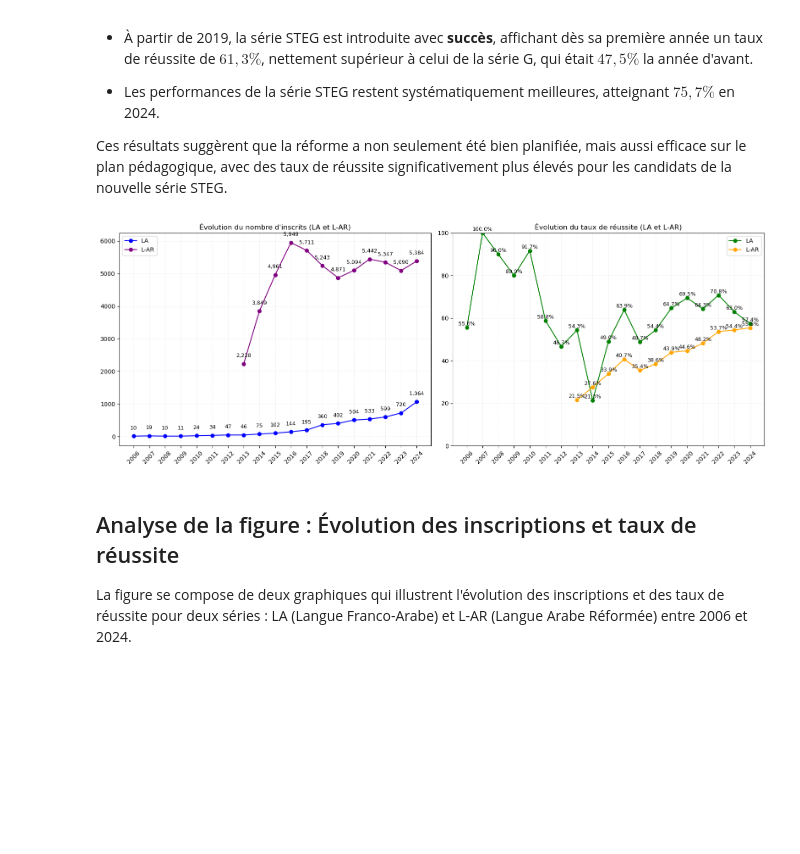
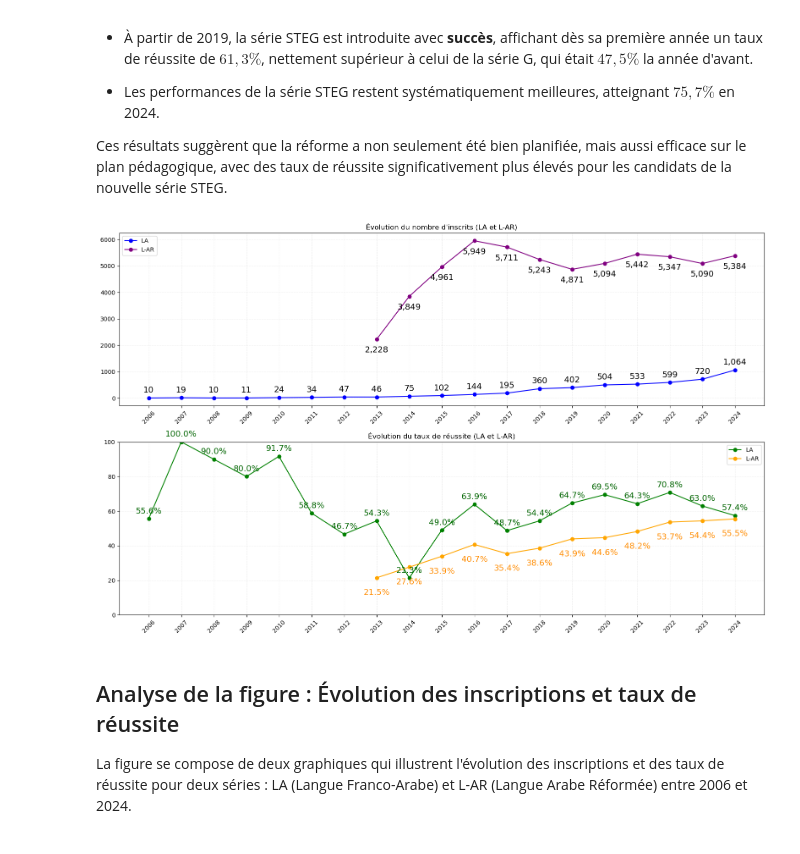
Before and after one commit to Abdouroihim-Attoumane/nootebook_memoire, a Jupyter notebook: etude_bac.ipynb, the cells around one changed output. Saved outputs shown, nothing was run; the diff lists cells and outputs as text; code cells hidden in the pictures; blank space fills up the shorter version.

Commit message:
correction des figures

```diff
--- a/etude_bac.ipynb
+++ b/etude_bac.ipynb
@@ -774,0 +797,18 @@ plt.show()
+# %%
+plt.figure(figsize=(16, 8))
+plt.plot(recap['year'], recap['taux_admis_(%)'], marker='o', color='b', label='Taux de réussite')
+
+step = max(1, len(recap) // 10) # Calculer le pas pour afficher les étiquettes
+for i in range(0, len(recap), step):
+    year = recap.loc[i, 'year']
+    taux = recap.loc[i, 'taux_admis_(%)']
+    plt.text(year, taux + 2, f"{taux:.0f}%", ha='center', va='bottom', fontsize=14)
+
+# plt.title("Évolution du taux de réussite (%)")
+plt.xticks(rotation=45)
+plt.ylim(0, 100)
+plt.grid(True, linestyle='--', alpha=0.2)
+plt.legend()
+
+plt.tight_layout()
+plt.show()
@@ -892,47 +975,47 @@ every_n = max(1, len(inscrits_series) // 10)
 year_label = inscrits_series.index[::every_n]
 
 # === Création de la figure ===
-plt.figure(figsize=(16, 6))
+plt.figure(figsize=(16, 10))
 
 # === Graphe 1 : Évolution des inscrits ===
-plt.subplot(1, 2, 1)
+plt.subplot(2, 1, 1)
 plt.plot(inscrits_series.index, inscrits_series['LA'], marker='o', label='LA', color='blue')
 lar_mask = inscrits_series['L-AR'] > 0
 plt.plot(inscrits_series.index[lar_mask], inscrits_series['L-AR'][lar_mask], marker='o', label='L-AR', color='purple')
 
 # Ajouter les étiquettes
 for year in year_label:
-    plt.text(year, inscrits_series.loc[year, 'LA'] + 200, f"{inscrits_series.loc[year, 'LA']:,}", ha='center', fontsize=9)
+    plt.text(year, inscrits_series.loc[year, 'LA'] + 200, f"{inscrits_series.loc[year, 'LA']:,}", ha='center', fontsize=14)
     if lar_mask.loc[year]:
-        plt.text(year, inscrits_series.loc[year, 'L-AR'] + 200, f"{inscrits_series.loc[year, 'L-AR']:,}", ha='center', fontsize=9)
+        plt.text(year, inscrits_series.loc[year, 'L-AR'] - 500, f"{inscrits_series.loc[year, 'L-AR']:,}", ha='center', fontsize=14)
 
 plt.title("Évolution du nombre d'inscrits (LA et L-AR)")
 plt.xticks(rotation=45)
 plt.grid(True, linestyle='--', alpha=0.2)
 plt.legend(loc='upper left')
 
 # === Graphe 2 : Évolution du taux de réussite ===
-plt.subplot(1, 2, 2)
+plt.subplot(2, 1, 2)
 plt.plot(taux_reussite_series.index, taux_reussite_series['LA'], marker='o', label='LA', color='green')
 lar_mask2 = taux_reussite_series['L-AR'] > 0
 plt.plot(taux_reussite_series.index[lar_mask2], taux_reussite_series['L-AR'][lar_mask2], marker='o', label='L-AR', color='orange')
 
 # Ajouter les étiquettes
 for year in year_label:
-    plt.text(year, taux_reussite_series.loc[year, 'LA'] + 1, f"{taux_reussite_series.loc[year, 'LA']:.1f}%", ha='center', fontsize=9)
+    plt.text(year, taux_reussite_series.loc[year, 'LA'] + 3, f"{taux_reussite_series.loc[year, 'LA']:.1f}%", ha='center', fontsize=14, color='darkgreen')
     if lar_mask2.loc[year]:
-        plt.text(year, taux_reussite_series.loc[year, 'L-AR'] + 1, f"{taux_reussite_series.loc[year, 'L-AR']:.1f}%", ha='center', fontsize=9)
+        plt.text(year, taux_reussite_series.loc[year, 'L-AR'] - 10, f"{taux_reussite_series.loc[year, 'L-AR']:.1f}%", ha='center', fontsize=14, color='darkorange')
 
 plt.title("Évolution du taux de réussite (LA et L-AR)")
 plt.ylim(0, 100)
 plt.xticks(rotation=45)
 plt.grid(True, linestyle='--', alpha=0.2)
 plt.legend(loc='upper right')
 
 plt.tight_layout()
 plt.show()
 # %% [output]
-[figure, old version]
+[figure, new version]
 # %% [markdown]
 ## Analyse de la figure : Évolution des inscriptions et taux de réussite
 
```
Also changed, not shown: parts of 7 cells of this notebook, 1 other file.
